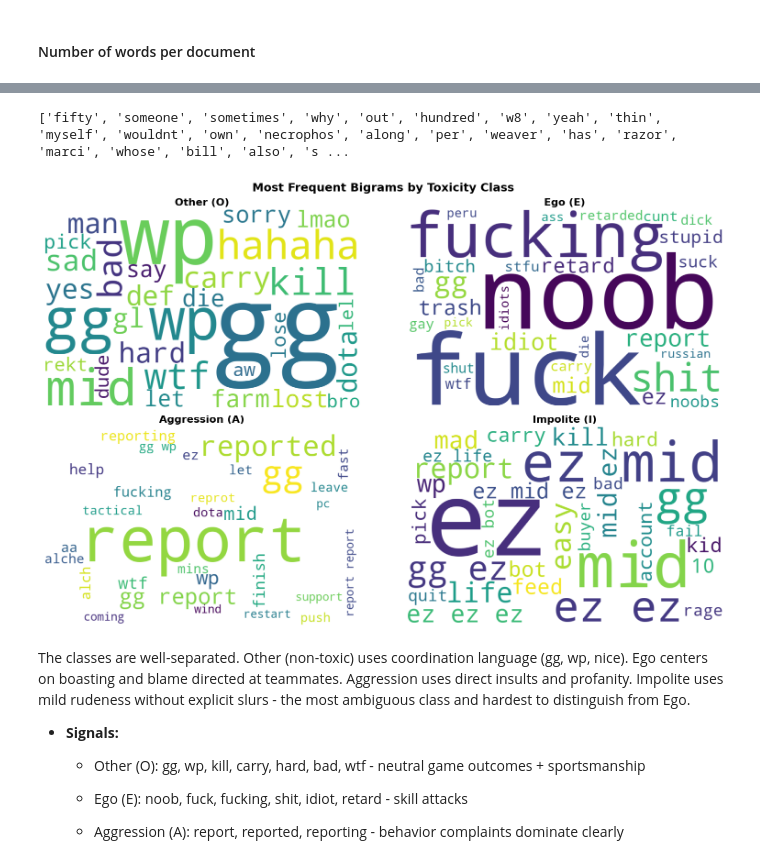
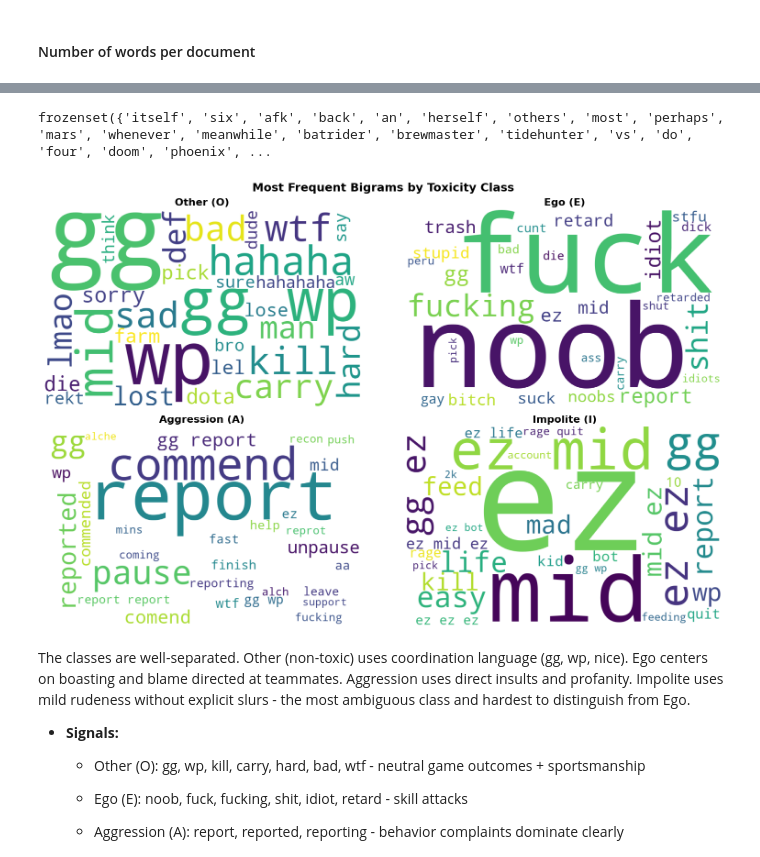
Before and after one commit to paolacalle/gaming-toxicity-detection, a Jupyter notebook: notebooks/gaming/EDA_gaming.ipynb, the cells around one changed output, grey strips where cells are left out. Cells and saved outputs as stored; diff of their text form; code cells hidden in the pictures.

```diff
--- a/notebooks/gaming/EDA_gaming.ipynb
+++ b/notebooks/gaming/EDA_gaming.ipynb
@@ -981,10 +954,10 @@ Messages with HTML entities: 0
 |  | message | label |
 # %%
 # decode HTML entities and check for any remaining
-dota_english["message"] = dota_english["message"].apply(html_lib.unescape)
+dota["message"] = dota["message"].apply(html_lib.unescape)
 
-html_mask = dota_english["message"].str.contains(r"&\w+;", regex=True, na=False)
+html_mask = dota["message"].str.contains(r"&\w+;", regex=True, na=False)
 print(f"Messages with HTML entities after decoding: {html_mask.sum()}")
-print(f"Shape: {dota_english.shape}")
+print(f"Shape: {dota.shape}")
 # %% [output]
 Messages with HTML entities after decoding: 0
@@ -992,9 +965,9 @@ Shape: (30737, 4)
 # %%
 # strip [SEPA] - it's a data collection artifact, not language
-dota_english["message"] = dota_english["message"].str.replace(r"\s*\[SEPA\]\s*", " ", regex=True).str.strip()
+dota["message"] = dota["message"].str.replace(r"\s*\[SEPA\]\s*", " ", regex=True).str.strip()
 
 # verify
-sepa_remaining = dota_english["message"].str.contains(r"\[SEPA\]", regex=True, na=False).sum()
+sepa_remaining = dota["message"].str.contains(r"\[SEPA\]", regex=True, na=False).sum()
 print(f"[SEPA] tokens remaining: {sepa_remaining}")
 # %% [output]
 [SEPA] tokens remaining: 0
@@ -1002,11 +975,11 @@ print(f"[SEPA] tokens remaining: {sepa_remaining}")
 #### Word Frequency Analysis
 # %%
 # train/val split — stratified to preserve class proportions
-X_dota = dota_english["message"]
-y_dota = dota_english["label"]
+X_dota = dota["message"]
+y_dota = dota["label"]
 
 X_dota_train, X_dota_val, y_dota_train, y_dota_val = train_test_split(
-    X_dota, y_dota, test_size=0.20, random_state=seed, shuffle=True, stratify=y_dota
+    X_dota, y_dota, test_size=0.10, random_state=seed, shuffle=True, stratify=y_dota
 )
 
 dota_train_df = pd.DataFrame({"message": X_dota_train, "label": y_dota_train}).reset_index(drop=True)
@@ -1161,6 +1134,16 @@ EXTRA = {
     "oh", "ah", "uh", "um", "eh", "pls", "plz",
     "gonna", "gotta", "wanna", "tbh", "rly",
     "xd", "lol", "omg", "thx", "sry", "hf",
+
+    # cross-class neutral bleed
+    "just", "like", "time", "come", "win", "need",
+    "xd", "guys", "lol", "omg", "thx", "rng",
+    "play", "game", "tank", "spot",
+    "today", "people", "kids", "nice", "sry",
+
+    # more fillers
+    "yes", "gl", "try", "let", "stay", "got", "left", "line",
+     "elc", "ebr", "wg", "wot", "tier", "doing", "loose",
 
     # Dota hero names only
     "abaddon", "alchemist", "axe", "bane", "batrider", "beastmaster",
@@ -1185,20 +1168,18 @@ EXTRA = {
 
     # game mechanics with zero signal
     "ggwp", "mmr", "ff", "dc", "w8", "rc",
-    "pause", "unpause", "commend", "commended",
     "reconnecting", "reconnect", "lag",
     "just", "like", "really", "guys", "know", "come",
     "want", "time", "got", "win", "play", "game",
     "end", "nice", "good", "wait", "pro", "wow",
     "haha", "rofl", "ty", "thanks", "said", "min",
-    "sec", "wr", "need", "team", "afk", "comend"
-}
+    "sec", "wr", "need", "team", "afk", }
 
 # append with sklearn dictionary
-STOPWORDS = list(ENGLISH_STOP_WORDS.union(EXTRA))
+STOPWORDS = ENGLISH_STOP_WORDS.union(EXTRA)  # frozenset, O(1) lookup
 print(STOPWORDS)
 # %% [output]
-['fifty', 'someone', 'sometimes', 'why', 'out', 'hundred', 'w8', 'yeah', 'thin', 'myself', 'wouldnt', 'own', 'necrophos', 'along', 'per', 'weaver', 'has', 'razor', 'marci', 'whose', 'bill', 'also', 's ...
+frozenset({'itself', 'six', 'afk', 'back', 'an', 'herself', 'others', 'most', 'perhaps', 'mars', 'whenever', 'meanwhile', 'batrider', 'brewmaster', 'tidehunter', 'vs', 'do', 'four', 'doom', 'phoenix', ...
 # %%
 class_map_dota = {0: "Other (O)", 1: "Ego (E)", 2: "Aggression (A)", 3: "Impolite (I)"}
 
@@ -1211,36 +1192,36 @@ for i, cls in enumerate(sorted(dota_train_df["label"].unique())):
     bigram_vectorizer = CountVectorizer(
         strip_accents="unicode",
         lowercase=True,
-        stop_words=STOPWORDS,
+        stop_words=list(STOPWORDS),
         max_df=0.90,
         ngram_range=(1, 3)
     )
 
     bigrams_train = bigram_vectorizer.fit_transform(class_text)
     bigram_counts = bigrams_train.sum(axis=0).A1
     bigram_names  = bigram_vectorizer.get_feature_names_out()
 
     bigram_freq_train = pd.DataFrame({
         "bigram": bigram_names,
         "count":  bigram_counts
     }).sort_values(by="count", ascending=False).head(30)
 
     if len(bigram_freq_train) > 0:
         bigram_dict = dict(zip(bigram_freq_train["bigram"], bigram_freq_train["count"]))
         wordcloud = WordCloud(width=800, height=500, background_color="white").generate_from_frequencies(bigram_dict)
         axes[i].imshow(wordcloud, interpolation="bilinear")
         axes[i].axis("off")
         axes[i].set_title(class_map_dota[cls], fontweight="bold", fontsize=16)
     else:
         axes[i].text(0.5, 0.5, "No bigrams found", ha="center", va="center", fontsize=12)
         axes[i].axis("off")
         axes[i].set_title(class_map_dota[cls], fontweight="bold", fontsize=16)
 
 plt.suptitle("Most Frequent Bigrams by Toxicity Class", fontsize=18, fontweight="bold")
 plt.tight_layout()
 plt.show()
 # %% [output]
-[figure, old version]
+[figure, new version]
 # %% [markdown]
 The classes are well-separated. Other (non-toxic) uses coordination language (gg, wp, nice). Ego centers on boasting and blame directed at teammates. Aggression uses direct insults and profanity. Impolite uses mild rudeness without explicit slurs - the most ambiguous class and hardest to distinguish from Ego.
 
```
Also changed, not shown: parts of 57 cells of this notebook, 7 other files.
